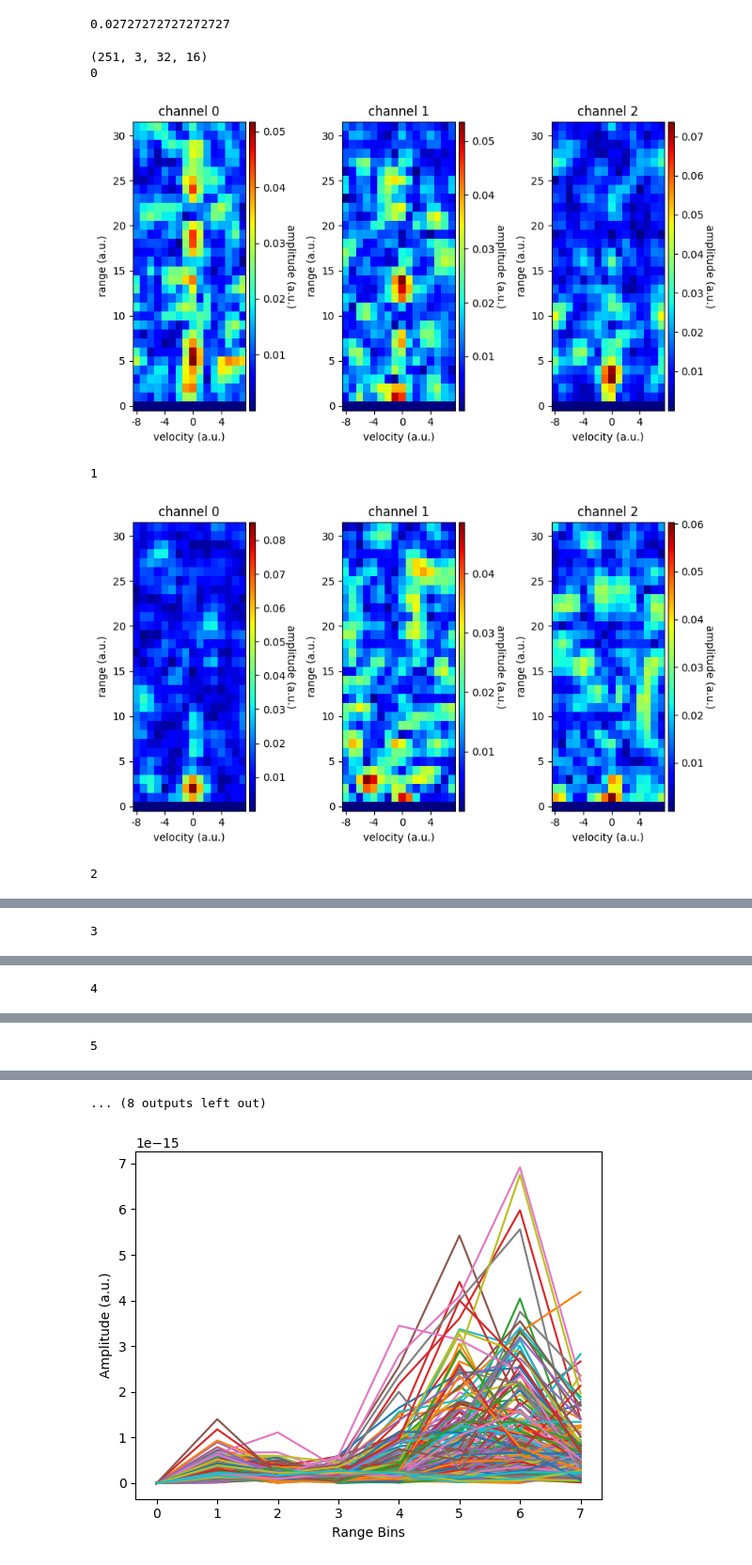
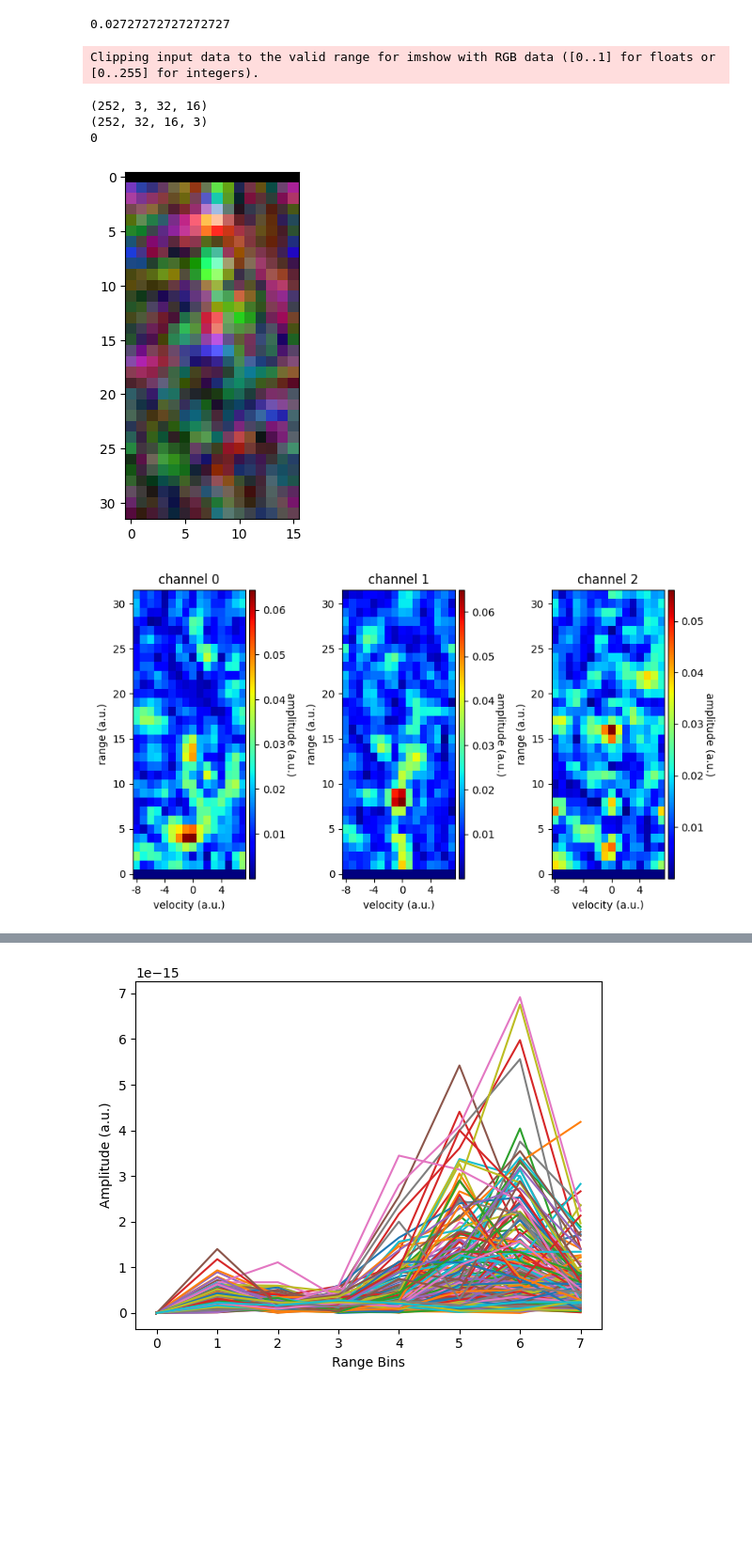
Before and after one commit to StergiousAji/mmFace-3D-Face-Recognition-using-RGB-and-mmWave-Radar, a Jupyter notebook: src/Soli/soli_realsense/test.ipynb, the cells around one changed output, grey strips where cells are left out. Shown at 94% size. Saved outputs shown, nothing was run; the diff lists cells and outputs as text; code cells hidden in the pictures; blank space fills up the shorter version.

```diff
--- a/src/Soli/soli_realsense/test.ipynb
+++ b/src/Soli/soli_realsense/test.ipynb
@@ -138,37 +138,42 @@ def plot_crd_data(crd_data, path=""):
             # axs[channel_id].set_xticks(ticks = range(0, 64, 16))
             axs[channel_id].set_xticklabels(labels=(-8,-4,0,4))
             divider = make_axes_locatable(axs[channel_id])
             cax = divider.append_axes('right', size='5%', pad=0.05)
             cbar = fig.colorbar(im,cax=cax)
             cbar.set_label('amplitude (a.u.)',rotation=270,labelpad=10)
             axs[channel_id].set_ylabel('range (a.u.)')
 
         plt.tight_layout()
         plt.grid(False)
         # plt.savefig(r"{}/img{}.png".format(path,i))
         plt.show()
         # plt.close()
 
 subject = 15
 experiment = 5
 with open(f"data/{subject}/{subject}-{experiment}_radar.json", "r") as radar_json:
     radar = json.load(radar_json)
 
 # ? Bursts x 64 Chirps x 3 Channels x 16 Samples
 # num_chirps_per_burst=64:
 # 252 Frames x 3 Channels x 8 Range-Profile (RP) Bins x 64 Doppler Bins
 # num_chirps_per_burst=16:
 # 252 Frames x 3 Channels x 32 Range-Profile (RP) Bins x 16 Doppler Bins
 crd_data = get_crd_data(radar, num_chirps_per_burst=16)
 print(crd_data.shape)
 abs_data = np.abs(crd_data)
 # print(abs_data)
-plot_crd_data(crd_data[:10])
+# plot_crd_data(crd_data[:10])
 # plot_abs_data(abs_data)
+
+crd_reshaped = np.abs(np.einsum("fcrd->frdc", crd_data))
+print(crd_reshaped.shape)
+plt.imshow(crd_reshaped[0]*20, cmap=plt.get_cmap('jet'))
+plot_crd_data(crd_data[:1])
 # %% [output]
-(251, 3, 32, 16)
-0
+Clipping input data to the valid range for imshow with RGB data ([0..1] for floats or [0..255] for integers).
+(252, 3, 32, 16)
+(252, 32, 16, 3)
+0
-[figure, old version]
+[figure, new version]
-1
-[figure, old version]
+[figure, new version]
-2
@@ -176 +179,0 @@ plot_crd_data(crd_data[:10])
-3
@@ -178 +179,0 @@ plot_crd_data(crd_data[:10])
-4
@@ -180 +179,0 @@ plot_crd_data(crd_data[:10])
-5
@@ -182,4 +180,3 @@ plot_crd_data(crd_data[:10])
-... (8 outputs left out)
 # %%
 # plt.plot(np.abs(np.sum(crd_data[3], axis=2))[0])
 # plt.plot(np.abs(np.sum(crd_data[3], axis=2))[1])
```
Also changed, not shown: parts of 1 cell of this notebook, 1 other file.
